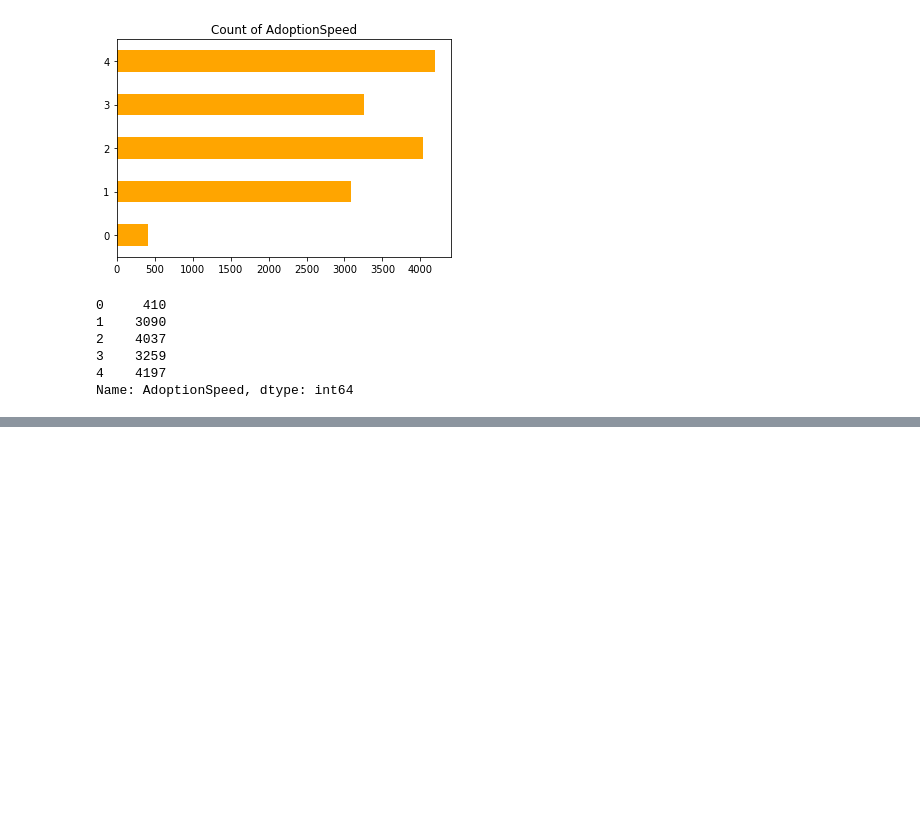
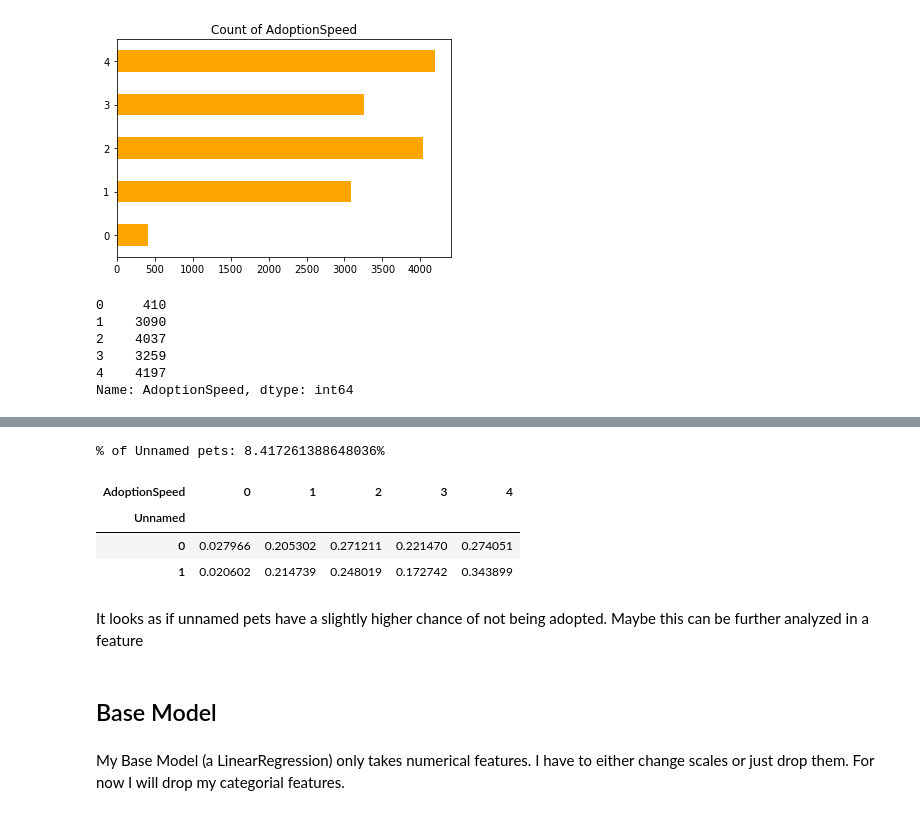
Before and after one commit to rsbrecht/petfinder, a Jupyter notebook: notebooks/Philipp_EDA.ipynb, the cells around one changed output, grey strips where cells are left out. Cells and saved outputs as stored; diff of their text form; code cells hidden in the pictures; blank space fills up the shorter version.

Commit message:
created first model and did further EDA

```diff
--- a/notebooks/Philipp_EDA.ipynb
+++ b/notebooks/Philipp_EDA.ipynb
@@ -18,8 +27,8 @@ print(os.listdir('../../../Dataset/petfinder'))
 # %% [markdown]
 ## Import Data
 # %%
-df_train = pd.read_csv(DATA_PATH+'/train/train.csv')
-df_train.head()
+df = pd.read_csv(DATA_PATH+'/train/train.csv')
+df.head()
 # %% [output]
 |  | Type | Name | Age | Breed1 | Breed2 | Gender | Color1 | Color2 | Color3 | MaturitySize | ... |
 | 0 | 2 | Nibble | 3 | 299 | 0 | 1 | 1 | 7 | 0 | 1 | ... |
@@ -119,0 +156,19 @@ Name: AdoptionSpeed, dtype: int64
+# %%
+df['Name'] = df['Name'].fillna('Unnamed')
+df['Unnamed'] = 0
+df.loc[df['Name'] == 'Unnamed', 'Unnamed'] = 1
+# %%
+print('% of Unnamed pets: '+str(df['Unnamed'].sum()*100/df['Unnamed'].shape[0])+'%')
+# %% [output]
+% of Unnamed pets: 8.417261388648036%
+# %%
+pd.crosstab(df['Unnamed'], df['AdoptionSpeed'], normalize='index')
+# %% [output]
+| AdoptionSpeed | 0 | 1 | 2 | 3 | 4 |
+| Unnamed |  |  |  |  |  |
+| 0 | 0.027966 | 0.205302 | 0.271211 | 0.221470 | 0.274051 |
+| 1 | 0.020602 | 0.214739 | 0.248019 | 0.172742 | 0.343899 |
+# %% [markdown]
+It looks as if unnamed pets have a slightly higher chance of not being adopted. Maybe this can be further analyzed in a feature
+# %% [markdown]
+## Base Model
@@ -119,0 +177,2 @@ Name: AdoptionSpeed, dtype: int64
+# %% [markdown]
+My Base Model (a LinearRegression) only takes numerical features. I have to either change scales or just drop them. For now I will drop my categorial features.
```
Also changed, not shown: parts of 13 cells of this notebook.
